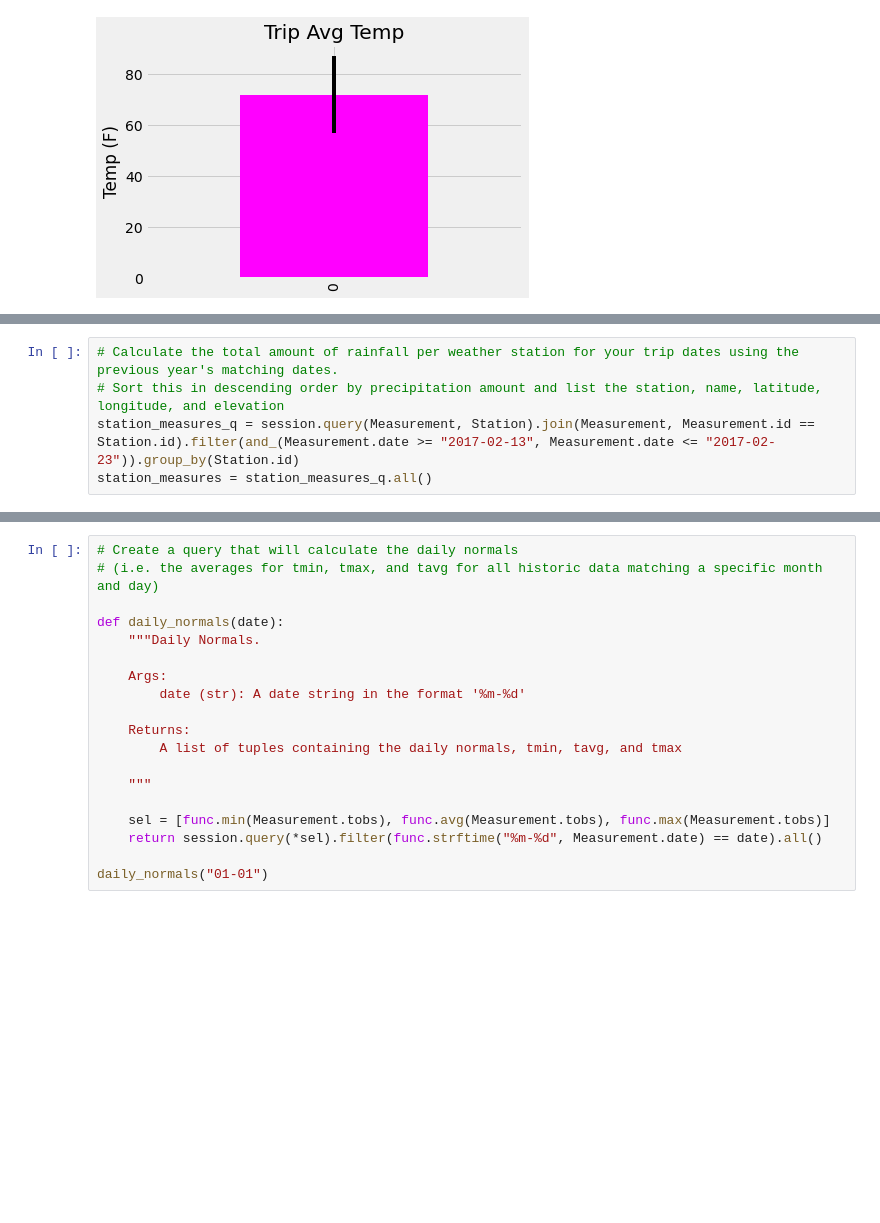
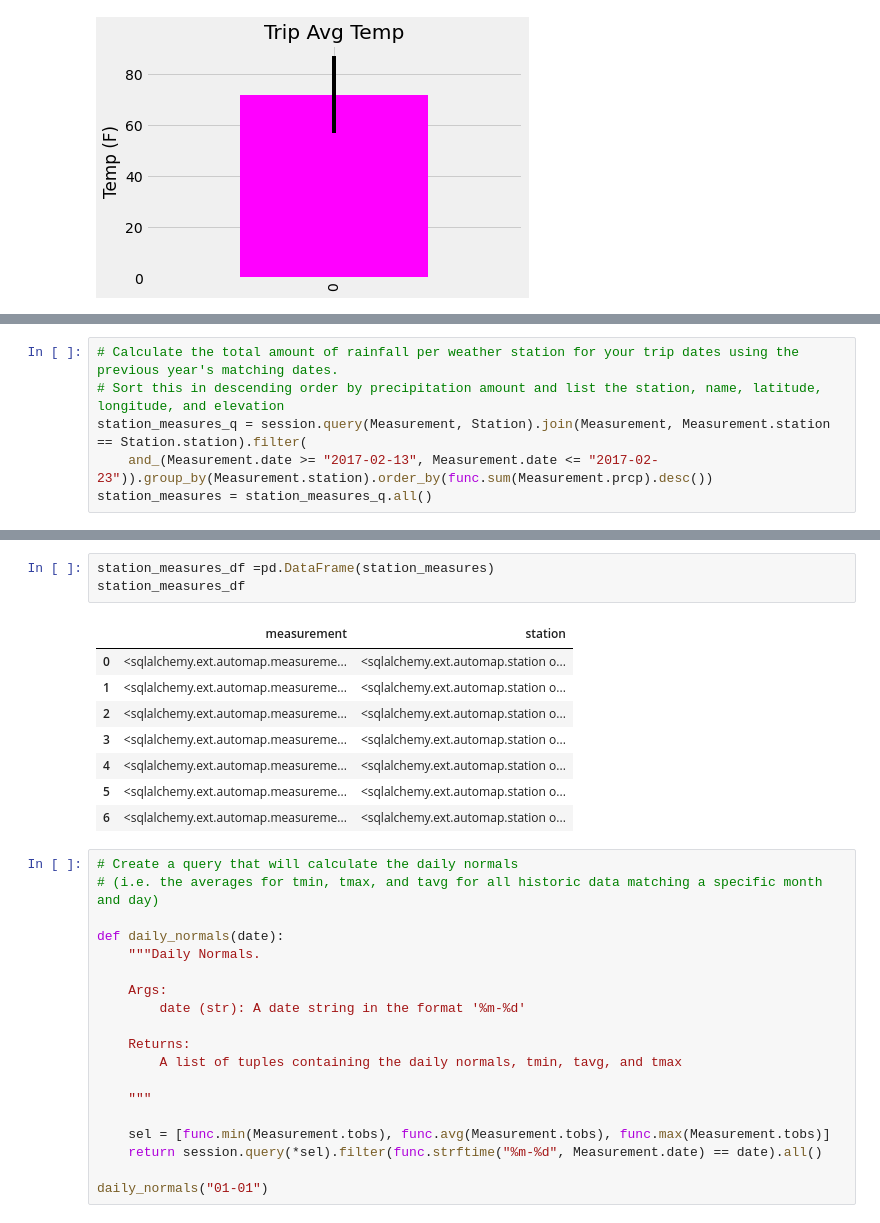
Before and after one commit to Slyssy/sqlalchemy-challenge, a Jupyter notebook: climate.ipynb, the cells around one changed output, grey strips where cells are left out. Saved outputs shown, nothing was run; the diff lists cells and outputs as text; blank space fills up the shorter version.

```diff
--- a/climate.ipynb
+++ b/climate.ipynb
@@ -286,7 +346,8 @@ plt.show()
 # %%
 # Calculate the total amount of rainfall per weather station for your trip dates using the previous year's matching dates.
 # Sort this in descending order by precipitation amount and list the station, name, latitude, longitude, and elevation
-station_measures_q = session.query(Measurement, Station).join(Measurement, Measurement.id == Station.id).filter(and_(Measurement.date >= "2017-02-13", Measurement.date <= "2017-02-23")).group_by(Station.id)
+station_measures_q = session.query(Measurement, Station).join(Measurement, Measurement.station == Station.station).filter(
+    and_(Measurement.date >= "2017-02-13", Measurement.date <= "2017-02-23")).group_by(Measurement.station).order_by(func.sum(Measurement.prcp).desc())
 station_measures = station_measures_q.all()
 # %%
 print(station_measures_q)
@@ -296,3 +369,15 @@ FROM station JOIN measurement ON measurement.id = station.id
+# %%
+station_measures_df =pd.DataFrame(station_measures)
+station_measures_df
+# %% [output]
+|  | measurement | station |
+| 0 | <sqlalchemy.ext.automap.measureme... | <sqlalchemy.ext.automap.station o... |
+| 1 | <sqlalchemy.ext.automap.measureme... | <sqlalchemy.ext.automap.station o... |
+| 2 | <sqlalchemy.ext.automap.measureme... | <sqlalchemy.ext.automap.station o... |
+| 3 | <sqlalchemy.ext.automap.measureme... | <sqlalchemy.ext.automap.station o... |
+| 4 | <sqlalchemy.ext.automap.measureme... | <sqlalchemy.ext.automap.station o... |
+| 5 | <sqlalchemy.ext.automap.measureme... | <sqlalchemy.ext.automap.station o... |
+| 6 | <sqlalchemy.ext.automap.measureme... | <sqlalchemy.ext.automap.station o... |
 # %%
 # Create a query that will calculate the daily normals
 # (i.e. the averages for tmin, tmax, and tavg for all historic data matching a specific month and day)
```
Also changed, not shown: parts of 7 cells of this notebook.
